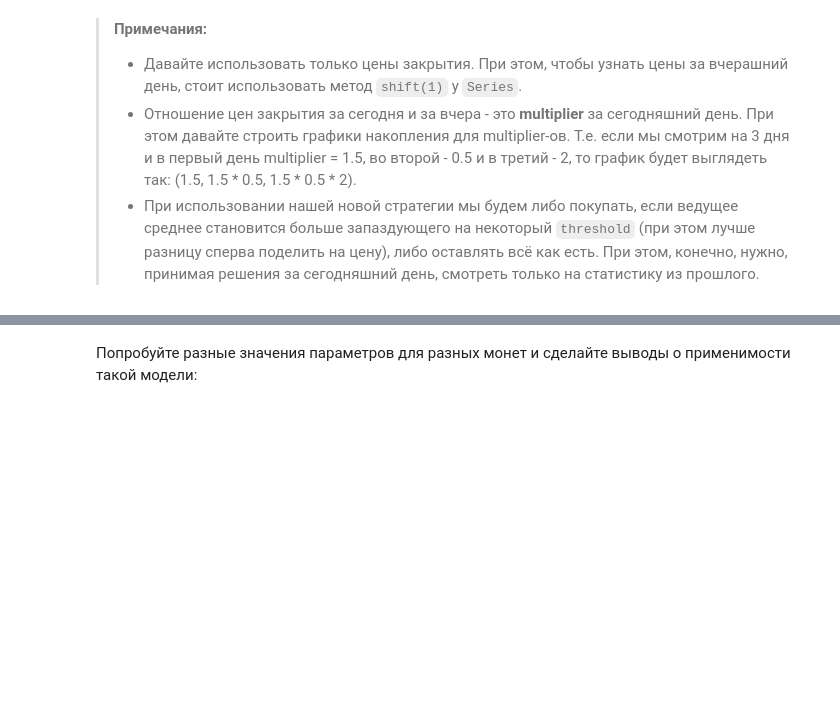
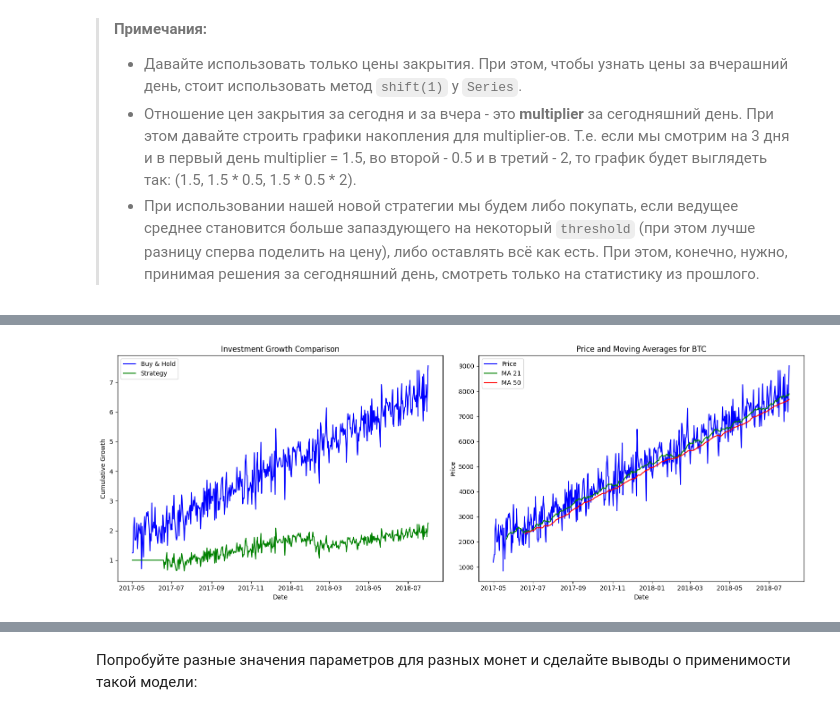
Before and after one commit to ivanzindc/Ivan-Z, a Jupyter notebook: Copy_of_lab_work.ipynb, the cells around one changed output, grey strips where cells are left out. Drawn from its saved outputs; the diff is of its cells as text; code cells hidden in the pictures; blank space fills up the shorter version.

```diff
--- a/Copy_of_lab_work.ipynb
+++ b/Copy_of_lab_work.ipynb
@@ -909,0 +710,50 @@ interactive(children=(Dropdown(description='symbol', layout=Layout(width='700px'
+# %%
+coins.columns = coins.columns.str.strip()  # Ensure column names are consistent
+
+# Now we can filter for the desired symbol, for example, 'BTC'
+symbol = 'BTC'  # Change this to whatever symbol you need (e.g., 'BTC', 'LTC')
+df = coins[coins['symbol'] == symbol].copy()
+
+# Calculate the Moving Averages
+lead_window = 21  # 21-day moving average
+lag_window = 50  # 50-day moving average
+
+# Use 'Price' column instead of 'close' (if 'Price' column exists)
+# or use whatever column name represents the closing price in your DataFrame
+df['MA21'] = df['price'].rolling(window=lead_window).mean()  # 21-day Moving Average
+df['MA50'] = df['price'].rolling(window=lag_window).mean()  # 50-day Moving Average
+
+# Define Buy and Sell Signals
+df['Position'] = np.where(df['MA21'] > df['MA50'], 1, 0)  # 1 = Buy, 0 = Sell
+df['Returns'] = df['price'].pct_change()  # Daily returns
+
+# Calculate Strategy Returns
+df['Strategy_Returns'] = df['Position'].shift(1) * df['Returns']  # Apply lag to avoid lookahead bias
+df['Cumulative_Strategy'] = (1 + df['Strategy_Returns']).cumprod()
+df['Cumulative_BuyHold'] = (1 + df['Returns']).cumprod()
+
+# Plot the results
+fig, axes = plt.subplots(1, 2, figsize=(16, 6))
+
+# Left Plot: Cumulative Growth
+axes[0].plot(df.index, df['Cumulative_BuyHold'], color='blue', label='Buy & Hold')
+axes[0].plot(df.index, df['Cumulative_Strategy'], color='green', label='Strategy')
+axes[0].set_title('Investment Growth Comparison')
+axes[0].set_xlabel('Date')
+axes[0].set_ylabel('Cumulative Growth')
+axes[0].legend()
+
+# Right Plot: Price and Moving Averages
+axes[1].plot(df.index, df['price'], color='blue', label='Price') # Changed to 'price'
+axes[1].plot(df.index, df['MA21'], color='green', label='MA 21')
+axes[1].plot(df.index, df['MA50'], color='red', label='MA 50')
+axes[1].set_title('Price and Moving Averages for {}'.format(symbol))
+axes[1].set_xlabel('Date')
+axes[1].set_ylabel('Price')
+axes[1].legend()
+
+# Display the final graph
+plt.tight_layout()
+plt.show()
+# %% [output]
+[figure, added]
```
Also changed, not shown: parts of 8 cells of this notebook.
